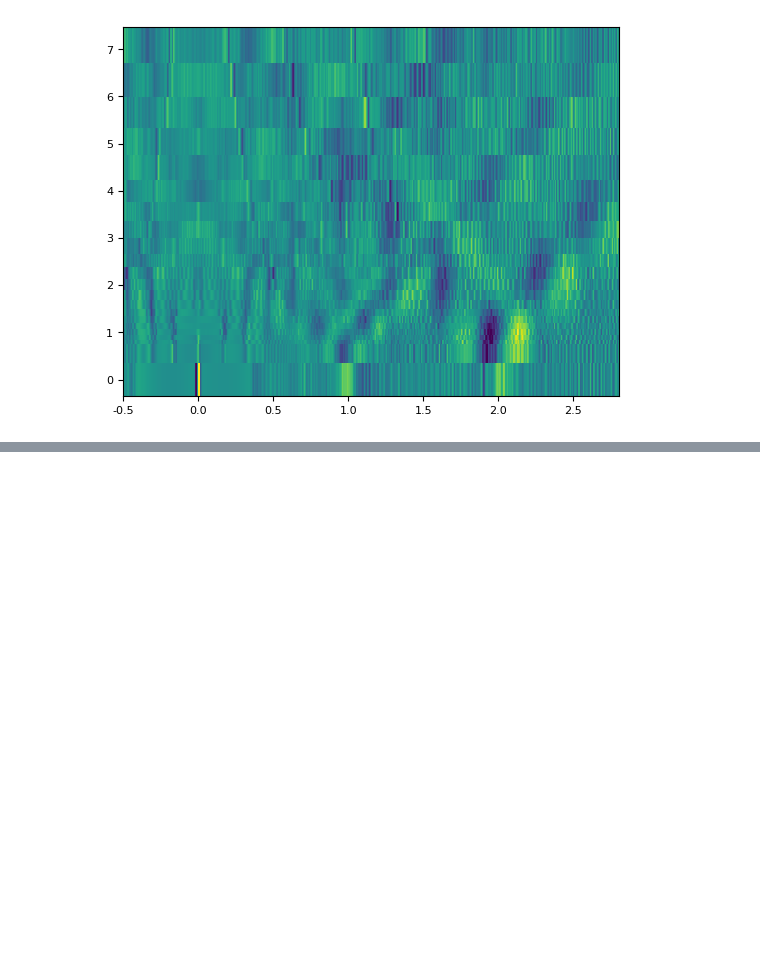
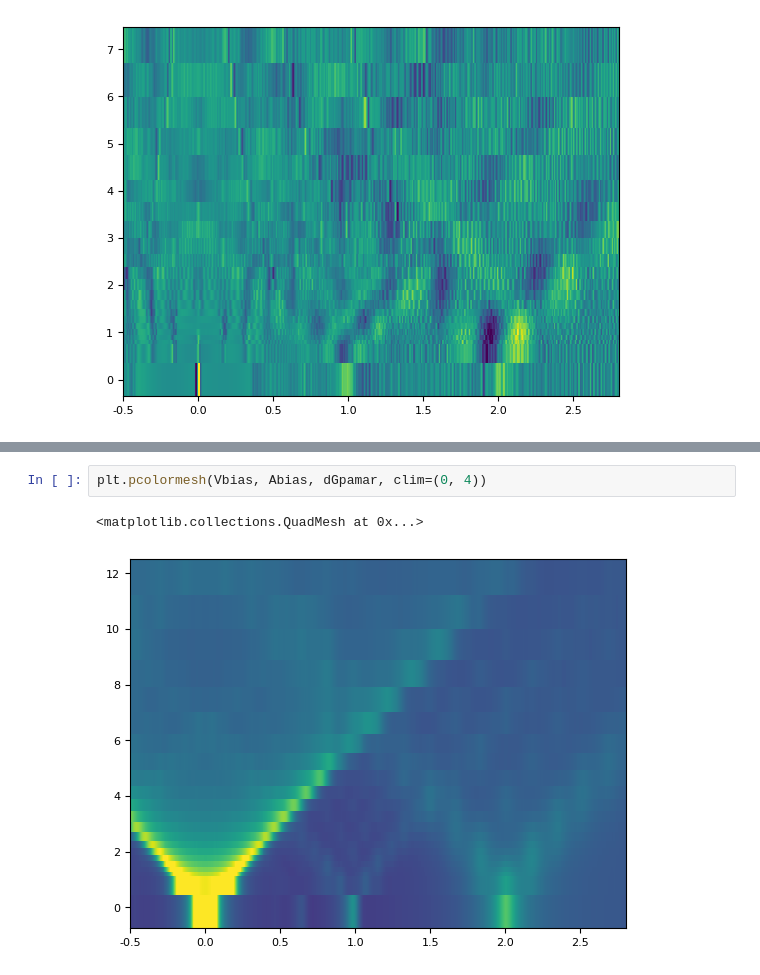
Before and after one commit to schmampf/dissertation-figures, a Jupyter notebook: atomic_contact/03_simulation.ipynb, the cells around one changed output, grey strips where cells are left out. Drawn from its saved outputs; the diff is of its cells as text; blank space fills up the shorter version.

```diff
--- a/atomic_contact/03_simulation.ipynb
+++ b/atomic_contact/03_simulation.ipynb
@@ -417,0 +629,5 @@ plt.pcolormesh(Vbias, Abias, (dGicpt + dGfcspamar - dGexp), clim=(-1, 1))
+# %%
+plt.pcolormesh(Vbias, Abias, dGpamar, clim=(0, 4))
+# %% [output]
+<matplotlib.collections.QuadMesh at 0x...>
+[figure, added]
```
Also changed, not shown: parts of 7 cells of this notebook.
